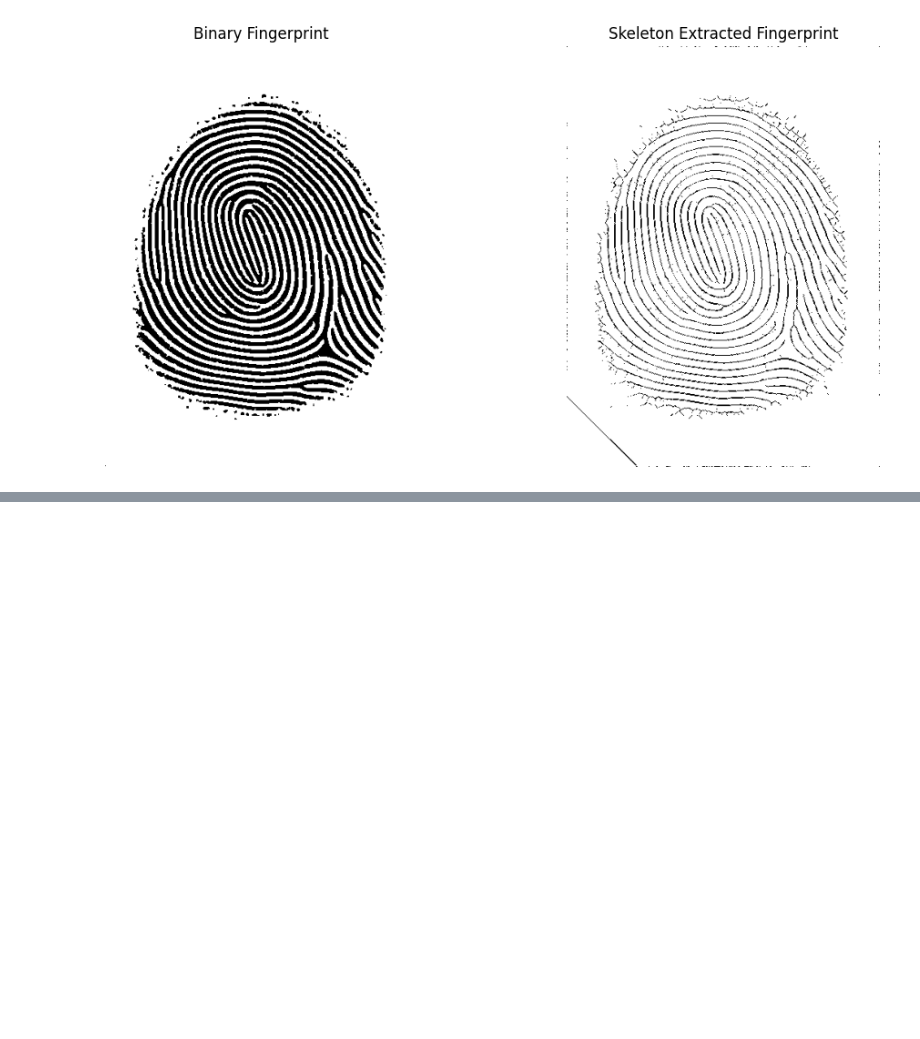
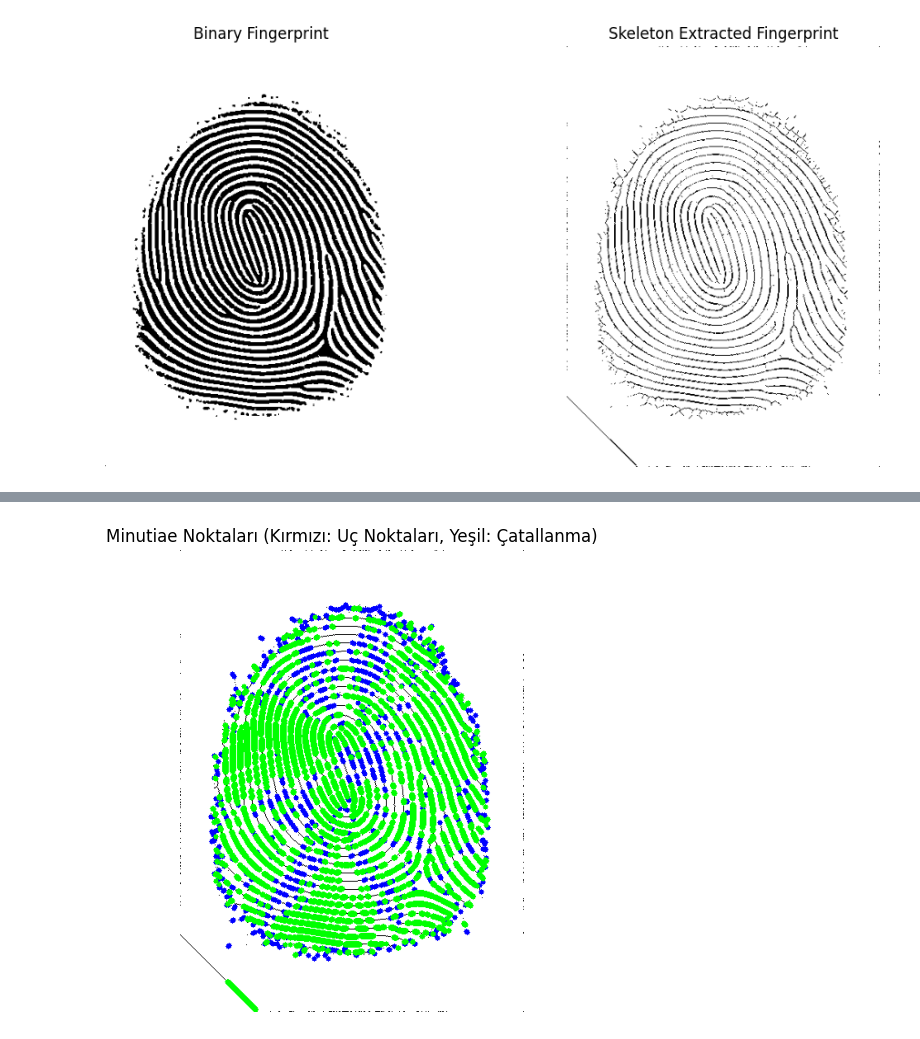
Before and after one commit to A-Hashemiann/Electronics, a Jupyter notebook: Biometry/main.ipynb, the cells around one changed output, grey strips where cells are left out. Saved outputs shown, nothing was run; the diff lists cells and outputs as text; code cells hidden in the pictures; blank space fills up the shorter version.

```diff
--- a/Biometry/main.ipynb
+++ b/Biometry/main.ipynb
@@ -88,0 +100,45 @@ plt.show()
+# %%
+def find_minutiae(skeleton):
+    minutiae_points = {"endings": [], "bifurcations": []}
+    rows, cols = skeleton.shape
+
+    for i in range(1, rows - 1):
+        for j in range(1, cols - 1):
+            if skeleton[i, j] == 0:
+                # 8 komşu pikseli al
+                neighbors = [
+                    skeleton[i-1, j-1], skeleton[i-1, j], skeleton[i-1, j+1],
+                    skeleton[i, j-1],                        skeleton[i, j+1],
+                    skeleton[i+1, j-1], skeleton[i+1, j], skeleton[i+1, j+1]
+                ]
+
+
+                black_neighbors = sum(1 for n in neighbors if n == 0)
+
+                if black_neighbors == 1:
+                    minutiae_points["endings"].append((j, i))
+                elif black_neighbors >= 3:
+                    minutiae_points["bifurcations"].append((j, i))
+
+    return minutiae_points
+
+minutiae = find_minutiae(skeleton)
+
+
+output_image = cv2.cvtColor(skeleton, cv2.COLOR_GRAY2BGR)
+
+
+for (x, y) in minutiae["endings"]:
+    cv2.circle(output_image, (x, y), 3, (0, 0, 255), -1)  # red
+
+for (x, y) in minutiae["bifurcations"]:
+    cv2.circle(output_image, (x, y), 3, (0, 255, 0), -1)  # green
+
+
+plt.figure(figsize=(12, 6))
+plt.imshow(output_image)
+plt.title("Minutiae Noktaları (Kırmızı: Uç Noktaları, Yeşil: Çatallanma)")
+plt.axis('off')
+plt.show()
+# %% [output]
+[figure, added]
```
Also changed, not shown: parts of 1 cell of this notebook.
